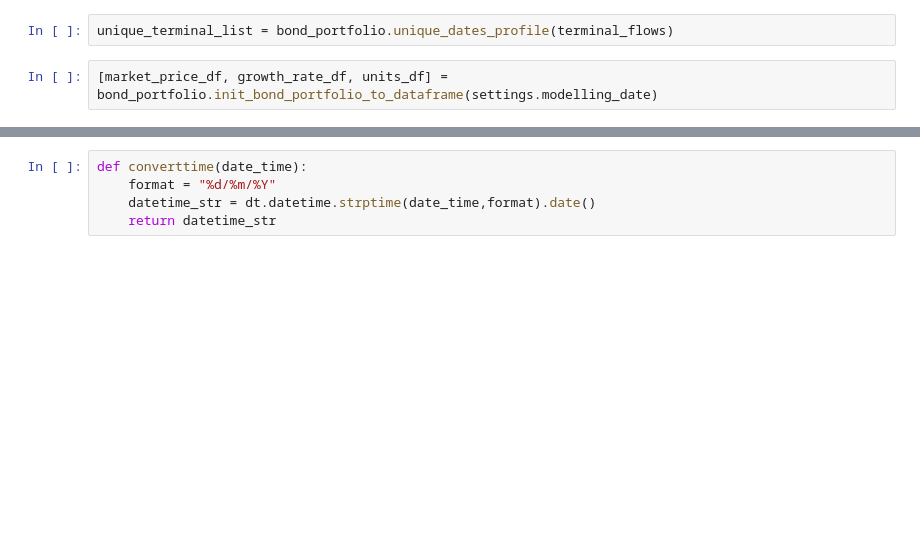
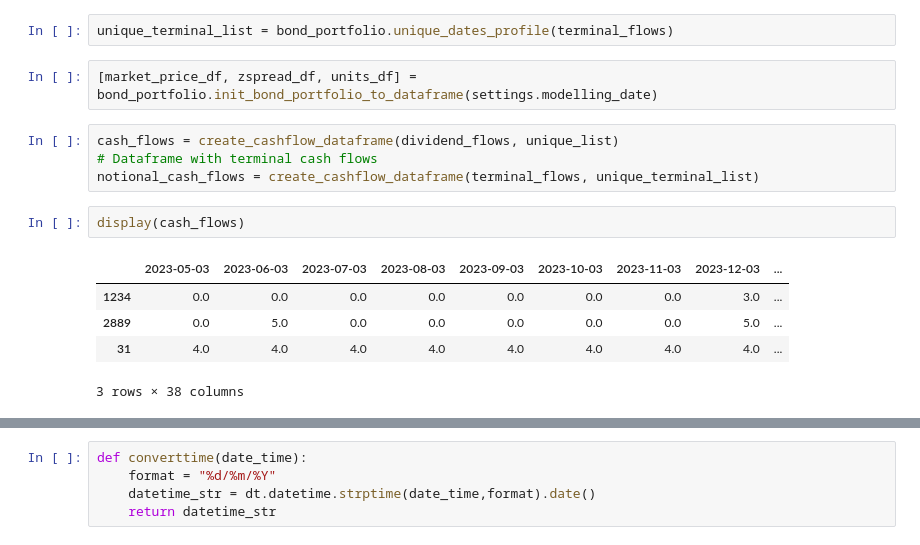
Before and after one commit to open-source-modelling/Open_Source_Economic_Model, a Jupyter notebook: PROTOTYPE BOND PRICING_v2.ipynb, the cells around one changed output, grey strips where cells are left out. Cells and saved outputs as stored; diff of their text form; blank space fills up the shorter version.

Commit message:
Process until bond pricing in example

```diff
--- a/PROTOTYPE BOND PRICING_v2.ipynb
+++ b/PROTOTYPE BOND PRICING_v2.ipynb
@@ -206,4 +205,16 @@ unique_list = bond_portfolio.unique_dates_profile(dividend_flows)
 # %%
 unique_terminal_list = bond_portfolio.unique_dates_profile(terminal_flows)
 # %%
-[market_price_df, growth_rate_df, units_df] = bond_portfolio.init_bond_portfolio_to_dataframe(settings.modelling_date)
+[market_price_df, zspread_df, units_df] = bond_portfolio.init_bond_portfolio_to_dataframe(settings.modelling_date)
+# %%
+cash_flows = create_cashflow_dataframe(dividend_flows, unique_list)
+# Dataframe with terminal cash flows
+notional_cash_flows = create_cashflow_dataframe(terminal_flows, unique_terminal_list)
+# %%
+display(cash_flows)
+# %% [output]
+|  | 2023-05-03 | 2023-06-03 | 2023-07-03 | 2023-08-03 | 2023-09-03 | 2023-10-03 | 2023-11-03 | 2023-12-03 | ... |
+| 1234 | 0.0 | 0.0 | 0.0 | 0.0 | 0.0 | 0.0 | 0.0 | 3.0 | ... |
+| 2889 | 0.0 | 5.0 | 0.0 | 0.0 | 0.0 | 0.0 | 0.0 | 5.0 | ... |
+| 31 | 4.0 | 4.0 | 4.0 | 4.0 | 4.0 | 4.0 | 4.0 | 4.0 | ... |
+3 rows × 38 columns
```
Also changed, not shown: parts of 8 cells of this notebook.
